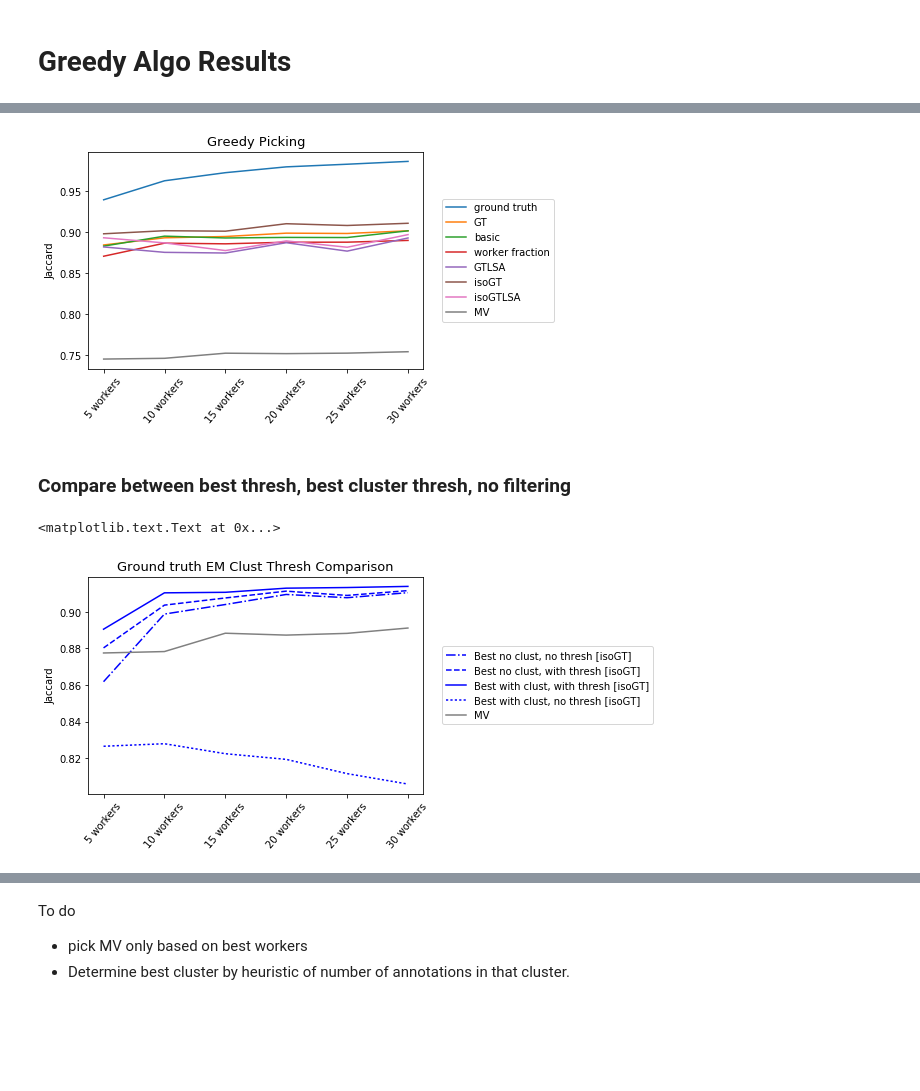
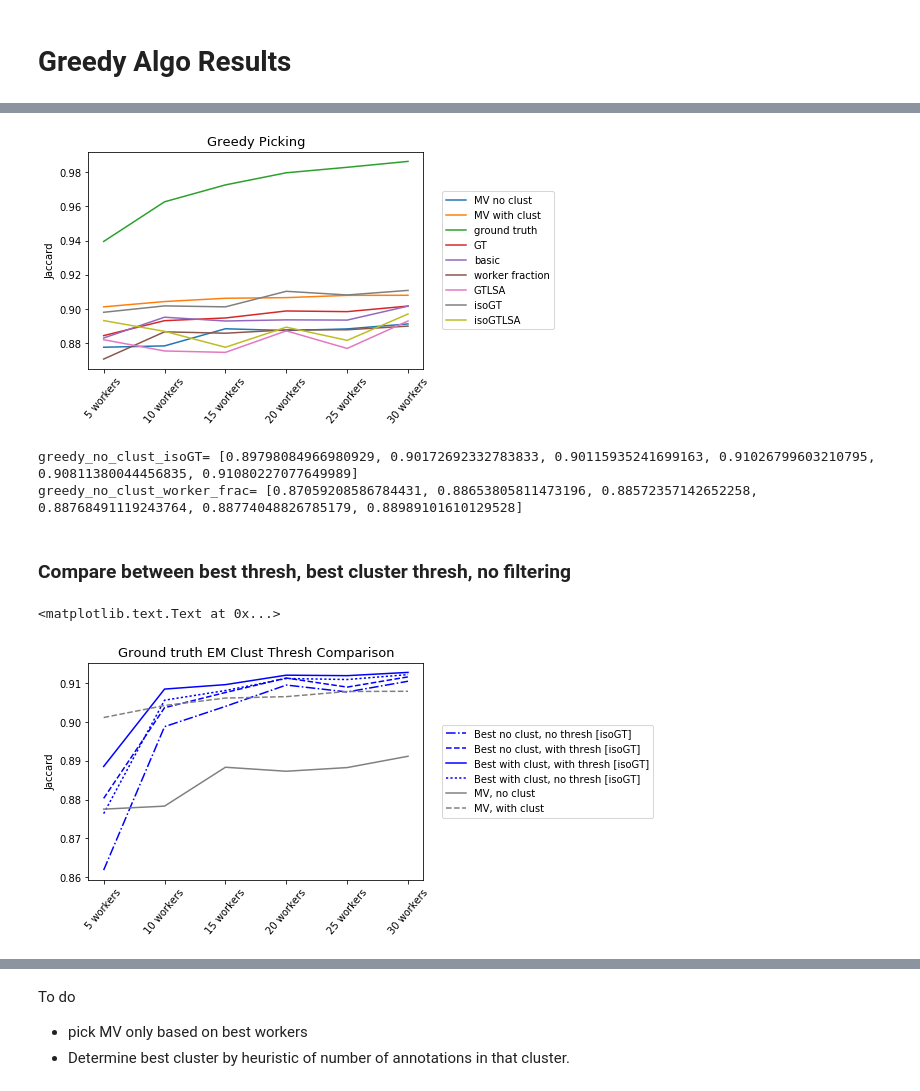
Before and after one commit to cognoscentai/segmentation, a Jupyter notebook: ipynb/PixelBasedGroundTruthExperiment-WithCluster.ipynb, the cells around one changed output, grey strips where cells are left out. Drawn from its saved outputs; the diff is of its cells as text; code cells hidden in the pictures; blank space fills up the shorter version.

```diff
--- a/ipynb/PixelBasedGroundTruthExperiment-WithCluster.ipynb
+++ b/ipynb/PixelBasedGroundTruthExperiment-WithCluster.ipynb
@@ -85,6 +80,11 @@ MV_best_clust_thresh= [0.87921659769326033, 0.8782695865224629, 0.88850179828596
 Nworker_performance = best_clust_no_thresh_df.groupby("num_workers").mean()
 metric_J = [metric for metric in metric_keys if 'J' in metric ]
 #Nworker_performance = Nworker_performance.reindex(['5workers_rand0','10workers_rand0','15workers_rand0','20workers_rand0','25workers_rand0','30workers_rand0'])
+# original "whole" MV PRJ for every object table --> MV_noClust : MV with no clustering
+MV = pd.read_csv("pixel_em/MV_PRJ_table.csv")
+MV_noClust = np.array(MV.groupby("num_workers").mean()["MV_jaccard"])
+plt.plot(MV_noClust,label="MV no clust")
+
 for algo in metric_J:
     if '[GTLSA]' not in algo:#exclude *GTLSA for now
         plt.plot(np.array(Nworker_performance[algo]),label=algo)
@@ -155,2 +109,5 @@ greedy_df = pd.concat([greedy_df,noClust_greedy,])
 # %%
-best_clust = greedy_df.loc[greedy_df.groupby(['sample','objid','cluster_id'])["j"].idxmax()]
+greedy_df = compile_withClust_greedy_algos_to_csv()
+# best_clust = greedy_df.loc[greedy_df.groupby(['sample','objid','cluster_id'])["j"].idxmax()]
+# %%
+greedy_df = filter_best_clust(greedy_df,best_clust_df)
@@ -157,9 +116,9 @@ best_clust = greedy_df.loc[greedy_df.groupby(['sample','objid','cluster_id'])["j
 # %%
-Nworker_performance = best_clust.groupby(['algo','num_workers'],as_index=False)[['j']].mean()
-
+Nworker_performance = greedy_df.groupby(['algo','num_workers'],as_index=False)[['j']].mean()
+plt.plot(MV_noClust,label="MV no clust")
+plt.plot(MV_withClust,label="MV with clust")
 for algo in list(set(Nworker_performance["algo"])):
     plt.plot(np.array(Nworker_performance[Nworker_performance["algo"]==algo][['j']]),label=algo)
-plt.plot(MVarr,label="MV")
 plt.legend(bbox_to_anchor=(1.04,0.5),loc="center left")
 plt.ylabel("Jaccard")
 plt.xticks(rotation=50)
@@ -178,17 +137,24 @@ greedy_best_clust_worker_frac= [0.78398373054021864, 0.78606556755405699, 0.8511
 # %%
-noClust_greedy_df = greedy_df[greedy_df["cluster_id"]==-1]
+noClust_greedy_df = compile_noClust_greedy_algos_to_csv()
 Nworker_performance = noClust_greedy_df.groupby(['algo','num_workers'],as_index=False)[['j']].mean()
+plt.plot(MV_noClust,label="MV no clust")
+plt.plot(MV_withClust,label="MV with clust")
 
 for algo in list(set(Nworker_performance["algo"])):
     plt.plot(np.array(Nworker_performance[Nworker_performance["algo"]==algo][['j']]),label=algo)
-plt.plot(MVarr,label="MV")
 plt.legend(bbox_to_anchor=(1.04,0.5),loc="center left")
 plt.ylabel("Jaccard")
 plt.xticks(rotation=50)
 plt.title("Greedy Picking",fontsize=13)
 a = gca().set_xticklabels([0,'5 workers','10 workers','15 workers','20 workers','25 workers','30 workers'])
 # %% [output]
-[figure, old version]
+[figure, new version]
+# %%
+print "greedy_no_clust_isoGT=",list(Nworker_performance[Nworker_performance["algo"]=="isoGT"]['j'])
+print "greedy_no_clust_worker_frac=",list(Nworker_performance[Nworker_performance["algo"]=="worker fraction"]['j'])
+# %% [output]
+greedy_no_clust_isoGT= [0.89798084966980929, 0.90172692332783833, 0.90115935241699163, 0.91026799603210795, 0.90811380044456835, 0.91080227077649989]
+greedy_no_clust_worker_frac= [0.87059208586784431, 0.88653805811473196, 0.88572357142652258, 0.88768491119243764, 0.88774048826785179, 0.88989101610129528]
 # %% [markdown]
 ### Compare between best thresh, best cluster thresh, no filtering
 # %%
@@ -217,7 +180,8 @@ algoDict=[{"val":isoGT,"name":'Best no clust, no thresh [isoGT]','color':"blue",
     {"val":isoGT_best_clust_thresh,"name":'Best with clust, with thresh [isoGT]','color':"blue",'linestyle':"-"},
     {"val":isoGT_best_clust_no_thresh,"name":'Best with clust, no thresh [isoGT]','color':"blue",'linestyle':":"},
 
-    {"val":MV,"name":'MV','color':"gray",'linestyle':"-"},
+    {"val":MV_noClust,"name":'MV, no clust','color':"gray",'linestyle':"-"},
+    {"val":MV_withClust,"name":'MV, with clust','color':"gray",'linestyle':"--"},
 ]
 
 metric_J = [metric for metric in metric_keys if 'J' in metric ]
@@ -231,7 +195,7 @@ a = gca().set_xticklabels([0,'5 workers','10 workers','15 workers','20 workers',
 plt.title("Ground truth EM Clust Thresh Comparison",fontsize=13)
 # %% [output]
 <matplotlib.text.Text at 0x...>
-[figure, old version]
+[figure, new version]
 # %%
 algoDict=[
     {"val":isoGTLSA,"name":'Best no clust, no thresh [isoGTLSA]','color':"red",'linestyle':"-."},
```
Also changed, not shown: parts of 25 cells of this notebook, 2 other files.
